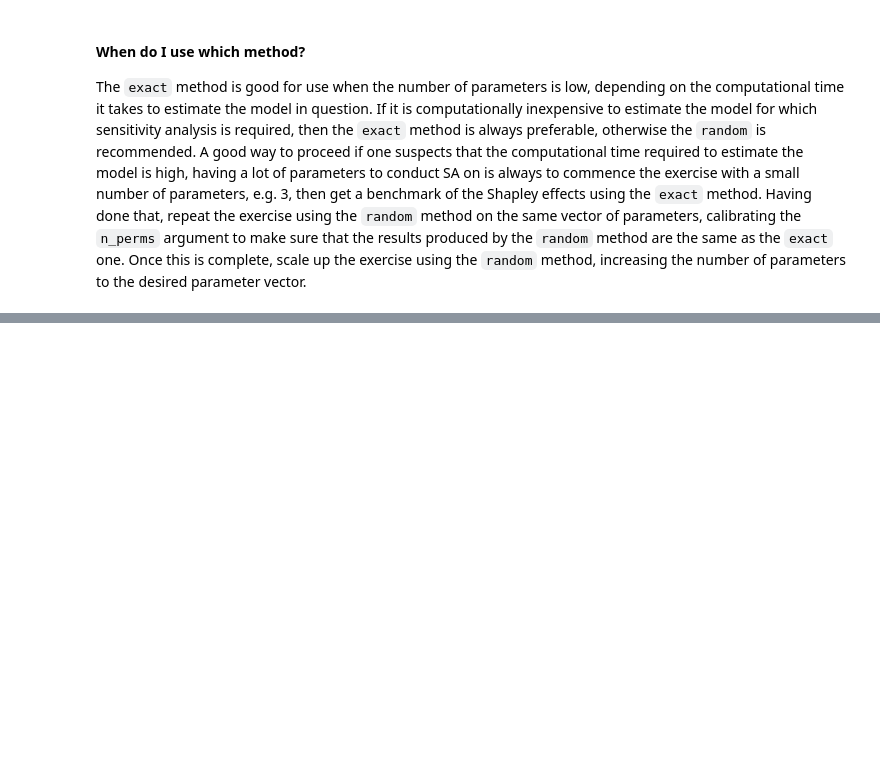
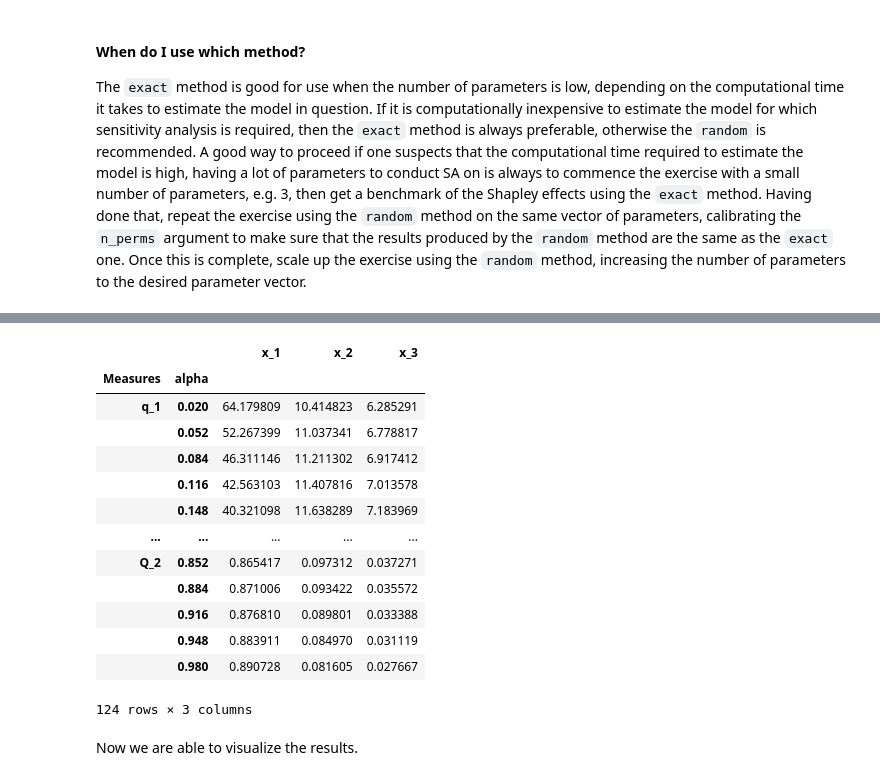
Before and after one commit to OpenSourceEconomics/econsa, a Jupyter notebook: docs/source/tutorials/sensitivity-analysis-quantitative.ipynb, the cells around one changed output, grey strips where cells are left out. Saved outputs shown, nothing was run; the diff lists cells and outputs as text; code cells hidden in the pictures; blank space fills up the shorter version.

```diff
--- a/docs/source/tutorials/sensitivity-analysis-quantitative.ipynb
+++ b/docs/source/tutorials/sensitivity-analysis-quantitative.ipynb
@@ -222,0 +275,19 @@ The `exact` method is good for use when the number of parameters is low, dependi
+# %%
+dlr_measures
+# %% [output]
+|  |  | x_1 | x_2 | x_3 |
+| Measures | alpha |  |  |  |
+| q_1 | 0.020 | 64.179809 | 10.414823 | 6.285291 |
+|  | 0.052 | 52.267399 | 11.037341 | 6.778817 |
+|  | 0.084 | 46.311146 | 11.211302 | 6.917412 |
+|  | 0.116 | 42.563103 | 11.407816 | 7.013578 |
+|  | 0.148 | 40.321098 | 11.638289 | 7.183969 |
+| ... | ... | ... | ... | ... |
+| Q_2 | 0.852 | 0.865417 | 0.097312 | 0.037271 |
+|  | 0.884 | 0.871006 | 0.093422 | 0.035572 |
+|  | 0.916 | 0.876810 | 0.089801 | 0.033388 |
+|  | 0.948 | 0.883911 | 0.084970 | 0.031119 |
+|  | 0.980 | 0.890728 | 0.081605 | 0.027667 |
+124 rows × 3 columns
+# %% [markdown]
+Now we are able to visualize the results.
```
Also changed, not shown: parts of 18 cells of this notebook, 7 other files.
